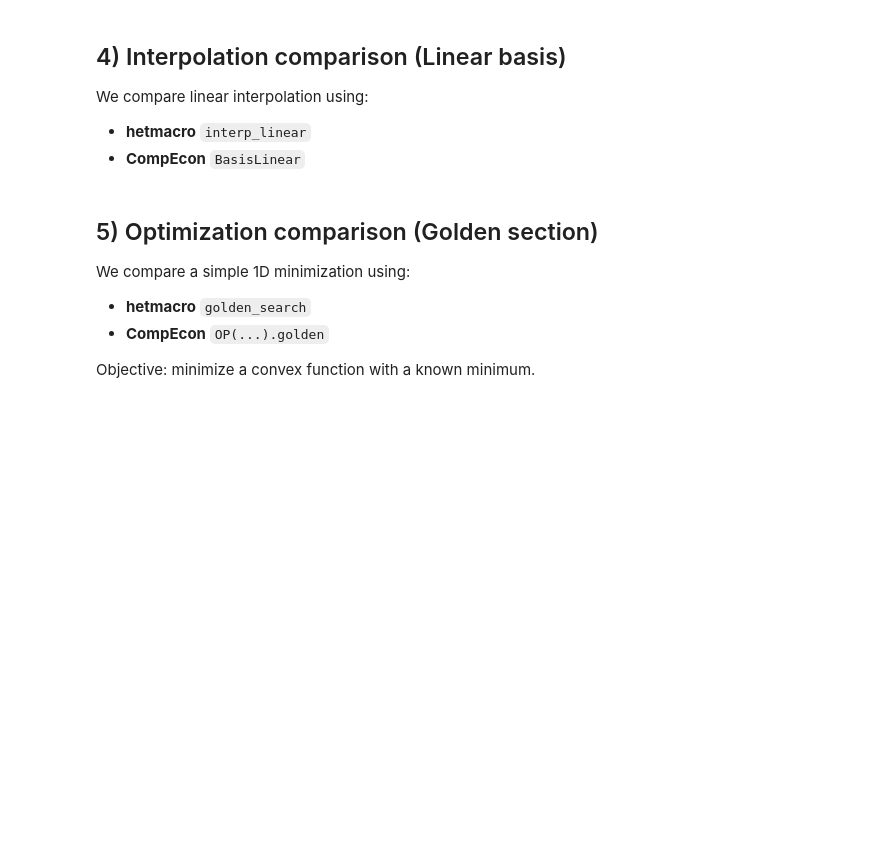
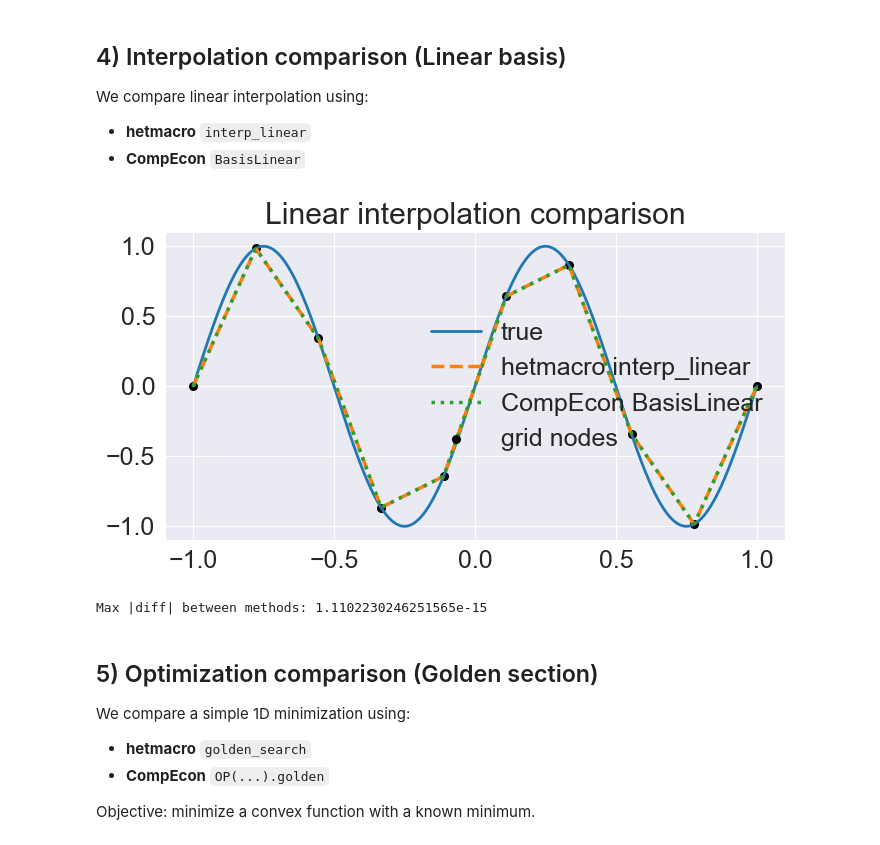
Before and after one commit to Rlincoln01/heterogeneity_in_macroeconomics, a Jupyter notebook: hetmacro/notebooks/test_compecon_comparison.ipynb, the cells around one changed output. Drawn from its saved outputs; the diff is of its cells as text; code cells hidden in the pictures; blank space fills up the shorter version.

```diff
--- a/hetmacro/notebooks/test_compecon_comparison.ipynb
+++ b/hetmacro/notebooks/test_compecon_comparison.ipynb
@@ -197,33 +197,38 @@ We compare linear interpolation using:
 # %%
 from compecon import basisLinear
 
+n = 10
+
 # Data on a coarse grid
-x_grid = np.linspace(-1, 1, 6)
+x_grid = np.linspace(-1, 1, n)
 y_grid = np.sin(2 * np.pi * x_grid)
 
 # Fine grid for evaluation
 x_eval = np.linspace(-1, 1, 400)
 
 # hetmacro linear interpolation
 fh = hinterp.interp_linear(x_grid, y_grid, x_eval)
 
 # CompEcon linear basis
 cb = basisLinear.BasisLinear(len(x_grid), -1, 1)
 cb.y = y_grid
 cb.update_c()
 Phi = cb.Phi(x_eval)
 fc = (cb.c @ Phi.T).ravel()
 
 plt.figure(figsize=(8, 4))
 plt.plot(x_eval, np.sin(2 * np.pi * x_eval), label="true", linewidth=2)
 plt.plot(x_eval, fh, "--", label="hetmacro interp_linear")
 plt.plot(x_eval, fc, ":", label="CompEcon BasisLinear")
 plt.scatter(x_grid, y_grid, s=30, color="black", label="grid nodes")
 plt.title("Linear interpolation comparison")
 plt.legend()
 plt.show()
 
 print("Max |diff| between methods:", np.max(np.abs(fh - fc)))
+# %% [output]
+[figure, added]
+Max |diff| between methods: 1.1102230246251565e-15
 # %% [markdown]
 ## 5) Optimization comparison (Golden section)
 
```
Also changed, not shown: parts of 2 cells of this notebook.
